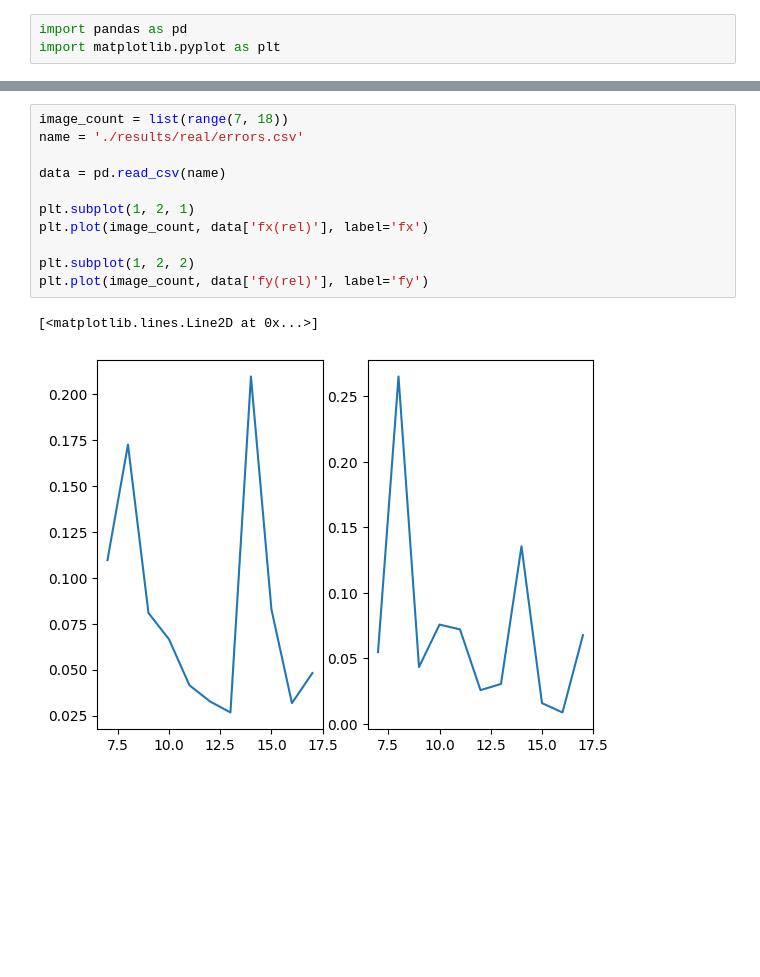
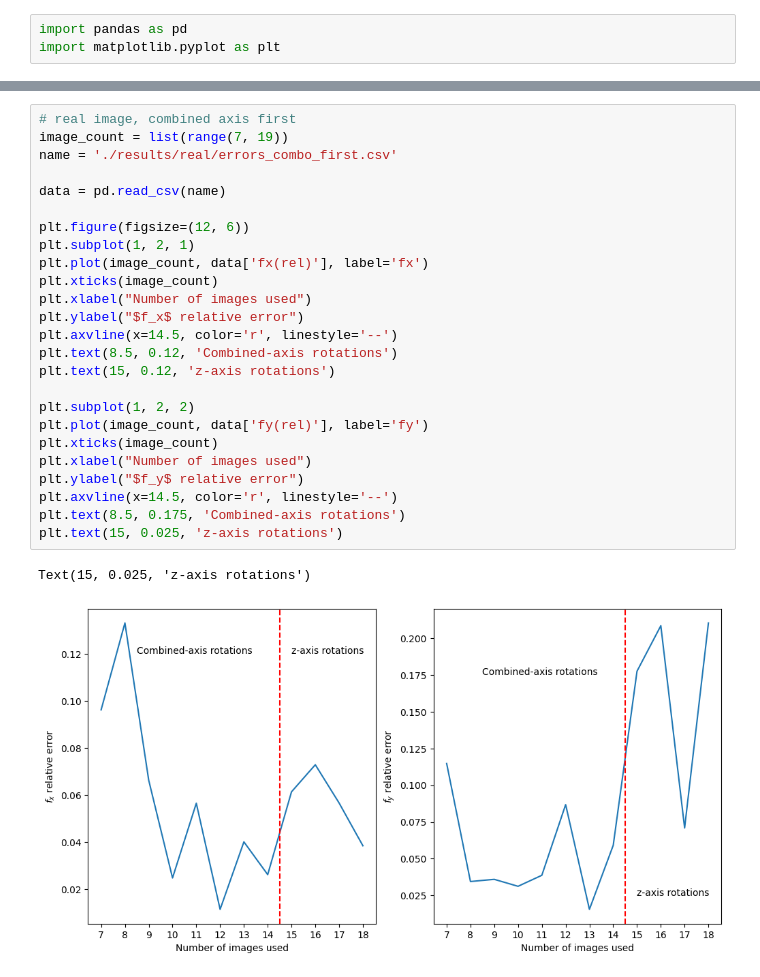
Before and after one commit to michaelzhan1/cs283-project, a Jupyter notebook: analysis.ipynb, the cells around one changed output, grey strips where cells are left out. Drawn from its saved outputs; the diff is of its cells as text; blank space fills up the shorter version.

```diff
--- a/analysis.ipynb
+++ b/analysis.ipynb
@@ -67,14 +101,28 @@ plt.plot(new_combos, [fy.mean() for fy in fys], label='fy')
-# %%
-image_count = list(range(7, 18))
-name = './results/real/errors.csv'
-
-data = pd.read_csv(name)
-
-plt.subplot(1, 2, 1)
-plt.plot(image_count, data['fx(rel)'], label='fx')
-
-plt.subplot(1, 2, 2)
-plt.plot(image_count, data['fy(rel)'], label='fy')
-# %% [output]
-[<matplotlib.lines.Line2D at 0x...>]
-[figure, removed]
+# %%
+# real image, combined axis first
+image_count = list(range(7, 19))
+name = './results/real/errors_combo_first.csv'
+
+data = pd.read_csv(name)
+
+plt.figure(figsize=(12, 6))
+plt.subplot(1, 2, 1)
+plt.plot(image_count, data['fx(rel)'], label='fx')
+plt.xticks(image_count)
+plt.xlabel("Number of images used")
+plt.ylabel("$f_x$ relative error")
+plt.axvline(x=14.5, color='r', linestyle='--')
+plt.text(8.5, 0.12, 'Combined-axis rotations')
+plt.text(15, 0.12, 'z-axis rotations')
+
+plt.subplot(1, 2, 2)
+plt.plot(image_count, data['fy(rel)'], label='fy')
+plt.xticks(image_count)
+plt.xlabel("Number of images used")
+plt.ylabel("$f_y$ relative error")
+plt.axvline(x=14.5, color='r', linestyle='--')
+plt.text(8.5, 0.175, 'Combined-axis rotations')
+plt.text(15, 0.025, 'z-axis rotations')
+# %% [output]
+Text(15, 0.025, 'z-axis rotations')
+[figure, added]
```
Also changed, not shown: parts of 5 cells of this notebook.
